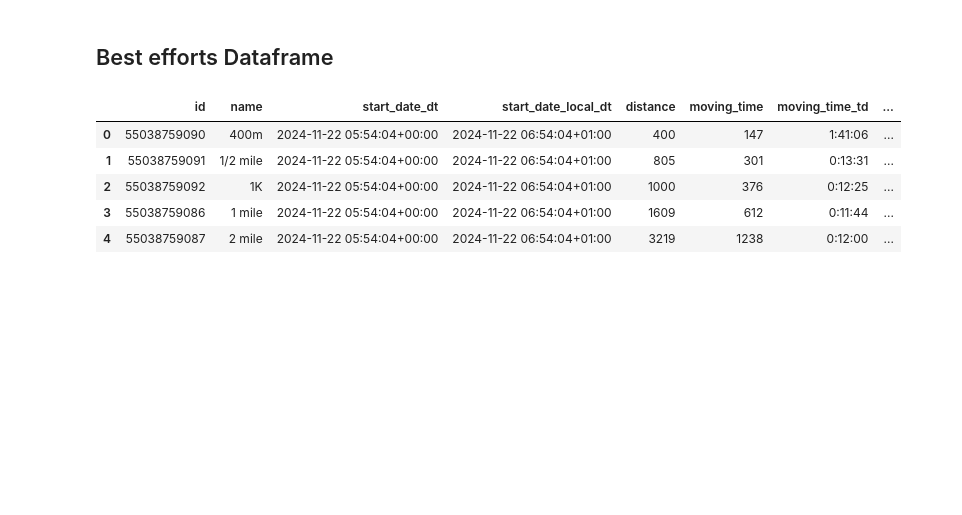
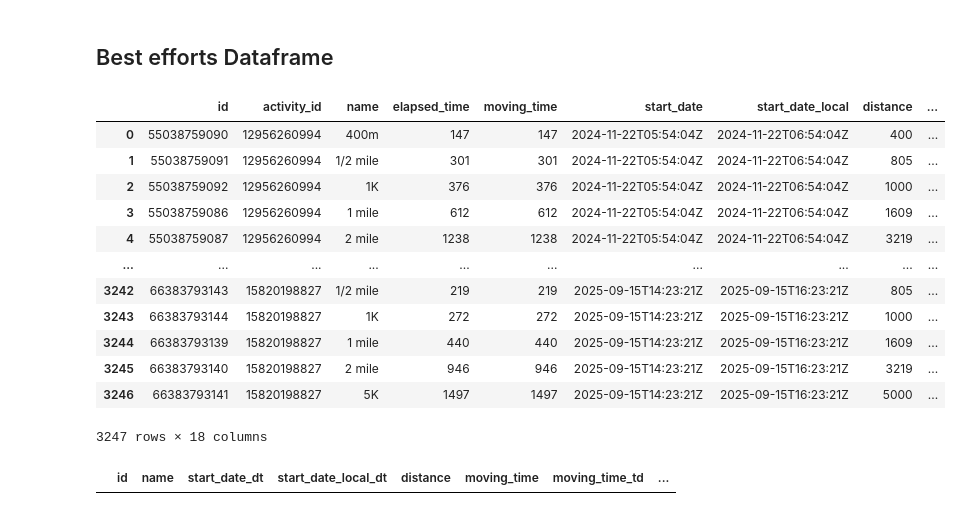
Before and after one commit to lowickib/Strava-Analytics, a Jupyter notebook: 2_Silver_Layer.ipynb, the cells around one changed output. Drawn from its saved outputs; the diff is of its cells as text; code cells hidden in the pictures; blank space fills up the shorter version.

```diff
--- a/2_Silver_Layer.ipynb
+++ b/2_Silver_Layer.ipynb
@@ -270,7 +275,12 @@ def explode_normalize_json(df: pd.DataFrame, col: str, id_col: str | None = None
   if col not in df.columns:
     return pd.DataFrame()
 
-  base = df[[id_col, col]].copy() if id_col else df[[col]].copy()
+  base_cols = [col]
+
+  if id_col and id_col in df.columns:
+    base_cols.insert(0, id_col)
+
+  base = df[base_cols].copy()
   exploded = base.explode(col, ignore_index=True)
   values = exploded[col].dropna()
 
@@ -1002,10 +969,28 @@ laps_df.to_sql(
 ## Best efforts Dataframe
 # %%
 
-best_eff_df.loc[:, "moving_time_td"]  = extract_timedelta(laps_df["moving_time"])
-best_eff_df.loc[:, "elapsed_time_td"] = extract_timedelta(laps_df["elapsed_time"])
+best_eff_df.loc[:, "moving_time_td"]  = extract_timedelta(best_eff_df["moving_time"])
+best_eff_df.loc[:, "elapsed_time_td"] = extract_timedelta(best_eff_df["elapsed_time"])
 
 best_eff_df[["start_date_dt", "start_date_local_dt"]] = create_datetime_cols(best_eff_df, "start_date", "start_date_local")
+# %%
+best_eff_df = pd.merge(best_eff_df.drop(columns="achievements"), explode_normalize_json(best_eff_df, 'achievements', 'id'), on='id', how='left')
+# %%
+best_eff_df
+# %% [output]
+|  | id | activity_id | name | elapsed_time | moving_time | start_date | start_date_local | distance | ... |
+| 0 | 55038759090 | 12956260994 | 400m | 147 | 147 | 2024-11-22T05:54:04Z | 2024-11-22T06:54:04Z | 400 | ... |
+| 1 | 55038759091 | 12956260994 | 1/2 mile | 301 | 301 | 2024-11-22T05:54:04Z | 2024-11-22T06:54:04Z | 805 | ... |
+| 2 | 55038759092 | 12956260994 | 1K | 376 | 376 | 2024-11-22T05:54:04Z | 2024-11-22T06:54:04Z | 1000 | ... |
+| 3 | 55038759086 | 12956260994 | 1 mile | 612 | 612 | 2024-11-22T05:54:04Z | 2024-11-22T06:54:04Z | 1609 | ... |
+| 4 | 55038759087 | 12956260994 | 2 mile | 1238 | 1238 | 2024-11-22T05:54:04Z | 2024-11-22T06:54:04Z | 3219 | ... |
+| ... | ... | ... | ... | ... | ... | ... | ... | ... | ... |
+| 3242 | 66383793143 | 15820198827 | 1/2 mile | 219 | 219 | 2025-09-15T14:23:21Z | 2025-09-15T16:23:21Z | 805 | ... |
+| 3243 | 66383793144 | 15820198827 | 1K | 272 | 272 | 2025-09-15T14:23:21Z | 2025-09-15T16:23:21Z | 1000 | ... |
+| 3244 | 66383793139 | 15820198827 | 1 mile | 440 | 440 | 2025-09-15T14:23:21Z | 2025-09-15T16:23:21Z | 1609 | ... |
+| 3245 | 66383793140 | 15820198827 | 2 mile | 946 | 946 | 2025-09-15T14:23:21Z | 2025-09-15T16:23:21Z | 3219 | ... |
+| 3246 | 66383793141 | 15820198827 | 5K | 1497 | 1497 | 2025-09-15T14:23:21Z | 2025-09-15T16:23:21Z | 5000 | ... |
+3247 rows × 18 columns
 # %%
 best_eff_df_cols_clean = [
     'id',
@@ -1020,3 +1007,7 @@ best_eff_df_cols_clean = [
     'activity_id'
 ]
 best_eff_df = best_eff_df[best_eff_df_cols_clean]
+# %%
+best_eff_df[best_eff_df['activity_id'] == 15729456618]
+# %% [output]
+|  | id | name | start_date_dt | start_date_local_dt | distance | moving_time | moving_time_td | ... |
@@ -1023,9 +1047,2 @@ best_eff_df = best_eff_df[best_eff_df_cols_clean]
 # %%
-best_eff_df.head()
+best_eff_df
-# %% [output]
-|  | id | name | start_date_dt | start_date_local_dt | distance | moving_time | moving_time_td | ... |
-| 0 | 55038759090 | 400m | 2024-11-22 05:54:04+00:00 | 2024-11-22 06:54:04+01:00 | 400 | 147 | 1:41:06 | ... |
-| 1 | 55038759091 | 1/2 mile | 2024-11-22 05:54:04+00:00 | 2024-11-22 06:54:04+01:00 | 805 | 301 | 0:13:31 | ... |
-| 2 | 55038759092 | 1K | 2024-11-22 05:54:04+00:00 | 2024-11-22 06:54:04+01:00 | 1000 | 376 | 0:12:25 | ... |
-| 3 | 55038759086 | 1 mile | 2024-11-22 05:54:04+00:00 | 2024-11-22 06:54:04+01:00 | 1609 | 612 | 0:11:44 | ... |
-| 4 | 55038759087 | 2 mile | 2024-11-22 05:54:04+00:00 | 2024-11-22 06:54:04+01:00 | 3219 | 1238 | 0:12:00 | ... |
```
Also changed, not shown: parts of 29 cells of this notebook, 1 other file.
